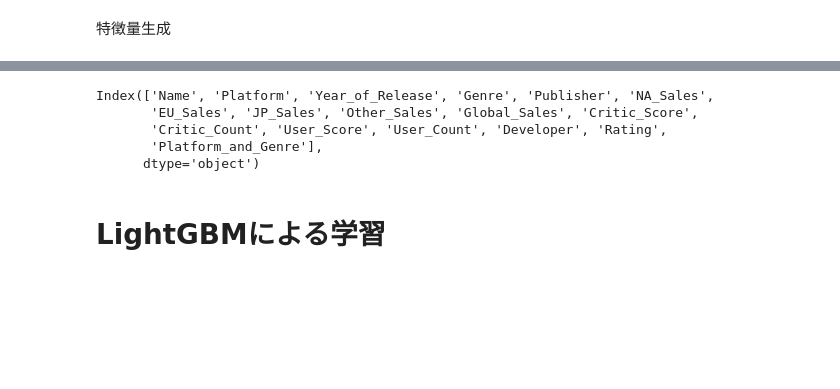
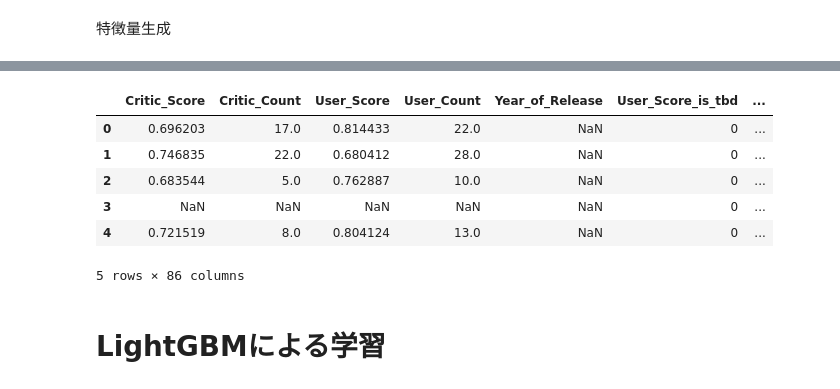
Before and after one commit to amagaeru1113/atmaCup_no8, a Jupyter notebook: notebooks/nb002.ipynb, the cells around one changed output, grey strips where cells are left out. Drawn from its saved outputs; the diff is of its cells as text; code cells hidden in the pictures; blank space fills up the shorter version.

```diff
--- a/notebooks/nb002.ipynb
+++ b/notebooks/nb002.ipynb
@@ -398,11 +451,13 @@ create <__main__.SalesPortfolioBlock object at 0x...> 0.004[s]
-# %%
-train_df.columns
-# %% [output]
-Index(['Name', 'Platform', 'Year_of_Release', 'Genre', 'Publisher', 'NA_Sales',
-       'EU_Sales', 'JP_Sales', 'Other_Sales', 'Global_Sales', 'Critic_Score',
-       'Critic_Count', 'User_Score', 'User_Count', 'Developer', 'Rating',
-       'Platform_and_Genre'],
-      dtype='object')
+# %%
+train_feat_df.head()
+# %% [output]
+|  | Critic_Score | Critic_Count | User_Score | User_Count | Year_of_Release | User_Score_is_tbd | ... |
+| 0 | 0.696203 | 17.0 | 0.814433 | 22.0 | NaN | 0 | ... |
+| 1 | 0.746835 | 22.0 | 0.680412 | 28.0 | NaN | 0 | ... |
+| 2 | 0.683544 | 5.0 | 0.762887 | 10.0 | NaN | 0 | ... |
+| 3 | NaN | NaN | NaN | NaN | NaN | 0 | ... |
+| 4 | 0.721519 | 8.0 | 0.804124 | 13.0 | NaN | 0 | ... |
+5 rows × 86 columns
 # %% [markdown]
 # LightGBMによる学習
 # %%
```
Also changed, not shown: parts of 19 cells of this notebook, 2 other files.
